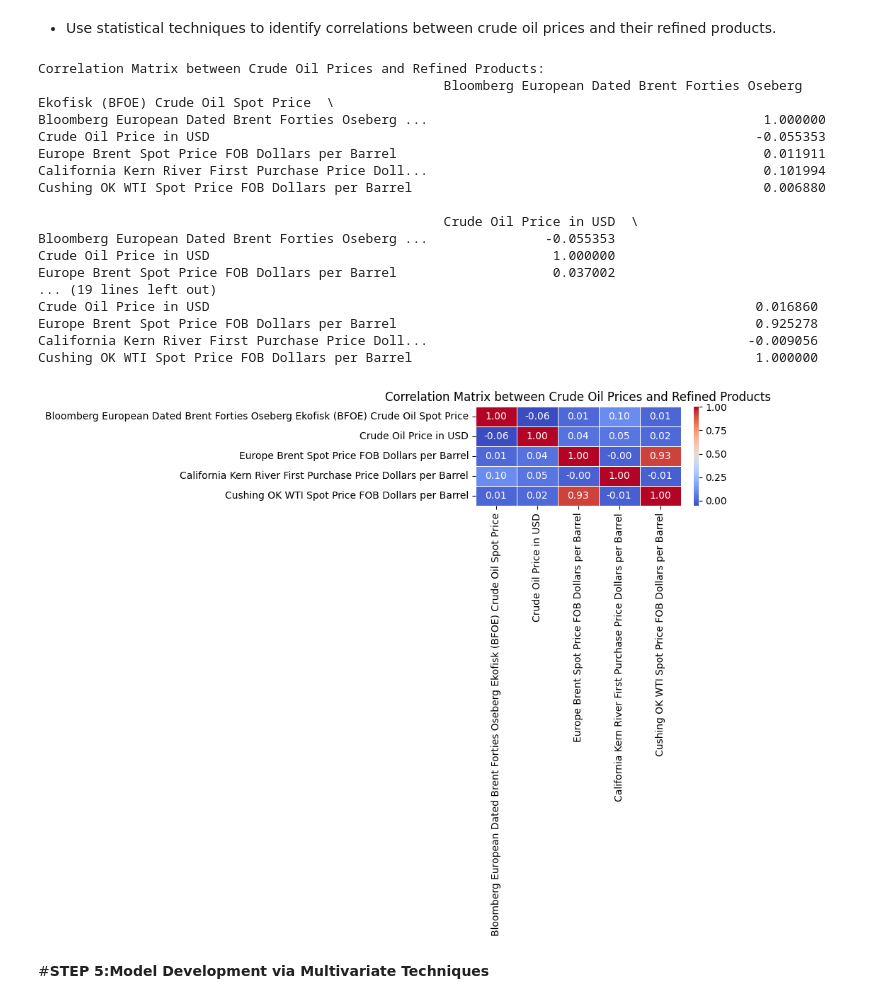
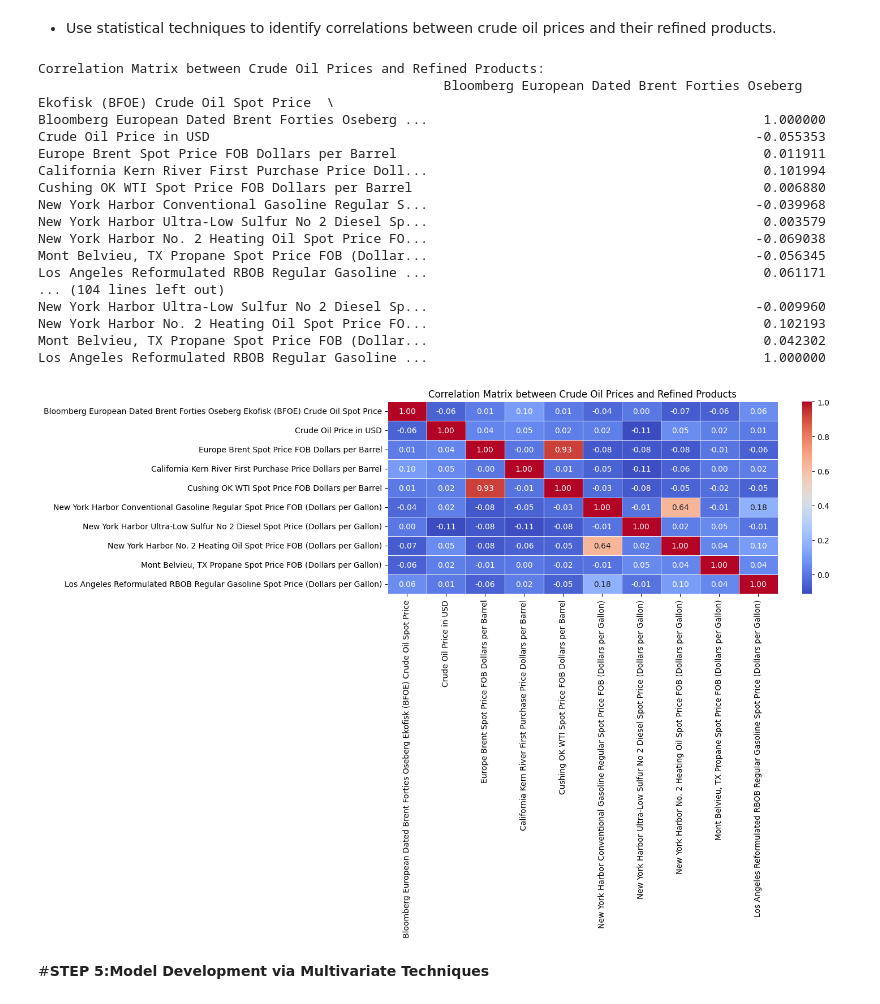
Before and after one commit to shivanivermapro/WQU-Capstone-Project, a Jupyter notebook: WQU_Capstone.ipynb, the cells around one changed output. Cells and saved outputs as stored; diff of their text form; code cells hidden in the pictures.

```diff
--- a/WQU_Capstone.ipynb
+++ b/WQU_Capstone.ipynb
@@ -208,19 +249,32 @@ Bonny_Light_df_processed.reset_index(drop=True, inplace=True)
 Europe_Brent_df_processed.reset_index(drop=True, inplace=True)
 Kern_River_df_processed.reset_index(drop=True, inplace=True)
 WTI_df_processed.reset_index(drop=True, inplace=True)
+Conventional_Gasoline_df_processed.reset_index(drop=True, inplace=True)
+Diesel_Fuel_df_processed.reset_index(drop=True, inplace=True)
+Heating_Oil_df_processed.reset_index(drop=True, inplace=True)
+Propane_df_processed.reset_index(drop=True, inplace=True)
+Regular_Gasoline_df_processed.reset_index(drop=True, inplace=True)
 
 # Concatenate the preprocessed DataFrames
-all_processed_data = pd.concat([BFOE_df_processed, Bonny_Light_df_processed, Europe_Brent_df_processed, Kern_River_df_processed, WTI_df_processed], axis=1)
+all_processed_data = pd.concat([BFOE_df_processed, Bonny_Light_df_processed, Europe_Brent_df_processed,
+                                Kern_River_df_processed, WTI_df_processed, Conventional_Gasoline_df_processed,
+                                Diesel_Fuel_df_processed, Heating_Oil_df_processed, Propane_df_processed,
+                                Regular_Gasoline_df_processed], axis=1)
 
 # Q-Q Analysis
 price_columns = ['Bloomberg European Dated Brent Forties Oseberg Ekofisk (BFOE) Crude Oil Spot Price',
                  'Crude Oil Price in USD',
                  'Europe Brent Spot Price FOB Dollars per Barrel',
                  'California Kern River First Purchase Price Dollars per Barrel',
-                 'Cushing OK WTI Spot Price FOB Dollars per Barrel']
+                 'Cushing OK WTI Spot Price FOB Dollars per Barrel',
+                 'New York Harbor Conventional Gasoline Regular Spot Price FOB (Dollars per Gallon)',
+                 'New York Harbor Ultra-Low Sulfur No 2 Diesel Spot Price (Dollars per Gallon)',
+                 'New York Harbor No. 2 Heating Oil Spot Price FOB (Dollars per Gallon)',
+                 'Mont Belvieu, TX Propane Spot Price FOB (Dollars per Gallon)',
+                 'Los Angeles Reformulated RBOB Regular Gasoline Spot Price (Dollars per Gallon)']
 
 # Create subplots
-fig, axs = plt.subplots(2, 3, figsize=(15, 10))
+fig, axs = plt.subplots(2, 5, figsize=(20, 10))
 axs = axs.flatten()
 
 # Plot Q-Q plots for each price column
@@ -239,7 +293,8 @@ plt.show()
 *   Use statistical techniques to identify correlations between crude oil prices and their refined products.
 # %%
 # Concatenate the preprocessed DataFrames
-all_processed_data = pd.concat([BFOE_df_processed, Bonny_Light_df_processed, Europe_Brent_df_processed, Kern_River_df_processed, WTI_df_processed], axis=1)
+all_processed_data = pd.concat([BFOE_df_processed, Bonny_Light_df_processed, Europe_Brent_df_processed, Kern_River_df_processed, WTI_df_processed,
+                                Conventional_Gasoline_df_processed, Diesel_Fuel_df_processed, Heating_Oil_df_processed, Propane_df_processed, Regular_Gasoline_df_processed], axis=1)
 
 # Extract the columns related to crude oil prices and refined products
 price_columns = ['Bloomberg European Dated Brent Forties Oseberg Ekofisk (BFOE) Crude Oil Spot Price',
@@ -248,8 +303,14 @@ price_columns = ['Bloomberg European Dated Brent Forties Oseberg Ekofisk (BFOE)
                  'California Kern River First Purchase Price Dollars per Barrel',
                  'Cushing OK WTI Spot Price FOB Dollars per Barrel']
 
+product_columns = ['New York Harbor Conventional Gasoline Regular Spot Price FOB (Dollars per Gallon)',
+                   'New York Harbor Ultra-Low Sulfur No 2 Diesel Spot Price (Dollars per Gallon)',
+                   'New York Harbor No. 2 Heating Oil Spot Price FOB (Dollars per Gallon)',
+                   'Mont Belvieu, TX Propane Spot Price FOB (Dollars per Gallon)',
+                   'Los Angeles Reformulated RBOB Regular Gasoline Spot Price (Dollars per Gallon)']
+
 # Calculate the correlation matrix
-correlation_matrix = all_processed_data[price_columns].corr()
+correlation_matrix = all_processed_data[price_columns + product_columns].corr()
 
 # Display the correlation matrix
 print("Correlation Matrix between Crude Oil Prices and Refined Products:")
@@ -262,34 +323,31 @@ Crude Oil Price in USD
 Europe Brent Spot Price FOB Dollars per Barrel                                               0.011911
 California Kern River First Purchase Price Doll...                                           0.101994
 Cushing OK WTI Spot Price FOB Dollars per Barrel                                             0.006880
-
-                                                    Crude Oil Price in USD  \
-Bloomberg European Dated Brent Forties Oseberg ...               -0.055353
-Crude Oil Price in USD                                            1.000000
-Europe Brent Spot Price FOB Dollars per Barrel                    0.037002
-... (19 lines left out)
-Crude Oil Price in USD                                                                      0.016860
-Europe Brent Spot Price FOB Dollars per Barrel                                              0.925278
-California Kern River First Purchase Price Doll...                                         -0.009056
-Cushing OK WTI Spot Price FOB Dollars per Barrel                                            1.000000
+New York Harbor Conventional Gasoline Regular S...                                          -0.039968
+New York Harbor Ultra-Low Sulfur No 2 Diesel Sp...                                           0.003579
+New York Harbor No. 2 Heating Oil Spot Price FO...                                          -0.069038
+Mont Belvieu, TX Propane Spot Price FOB (Dollar...                                          -0.056345
+Los Angeles Reformulated RBOB Regular Gasoline ...                                           0.061171
+... (104 lines left out)
+New York Harbor Ultra-Low Sulfur No 2 Diesel Sp...                                          -0.009960
+New York Harbor No. 2 Heating Oil Spot Price FO...                                           0.102193
+Mont Belvieu, TX Propane Spot Price FOB (Dollar...                                           0.042302
+Los Angeles Reformulated RBOB Regular Gasoline ...                                           1.000000
 # %%
-import seaborn as sns
-import matplotlib.pyplot as plt
-
 # Set up the matplotlib figure
-plt.figure(figsize=(10, 8))
+plt.figure(figsize=(15, 10))
 
 # Plot the heatmap
 sns.heatmap(correlation_matrix, annot=True, cmap='coolwarm', fmt=".2f", linewidths=.5)
 
 # Add title and adjust plot
 plt.title('Correlation Matrix between Crude Oil Prices and Refined Products')
 plt.tight_layout()
 
 # Show plot
 plt.show()
 # %% [output]
-[figure, old version]
+[figure, new version]
 # %% [markdown]
 #**STEP 5:Model Development via Multivariate Techniques**
 # %% [markdown]
```
Also changed, not shown: parts of 10 cells of this notebook.
